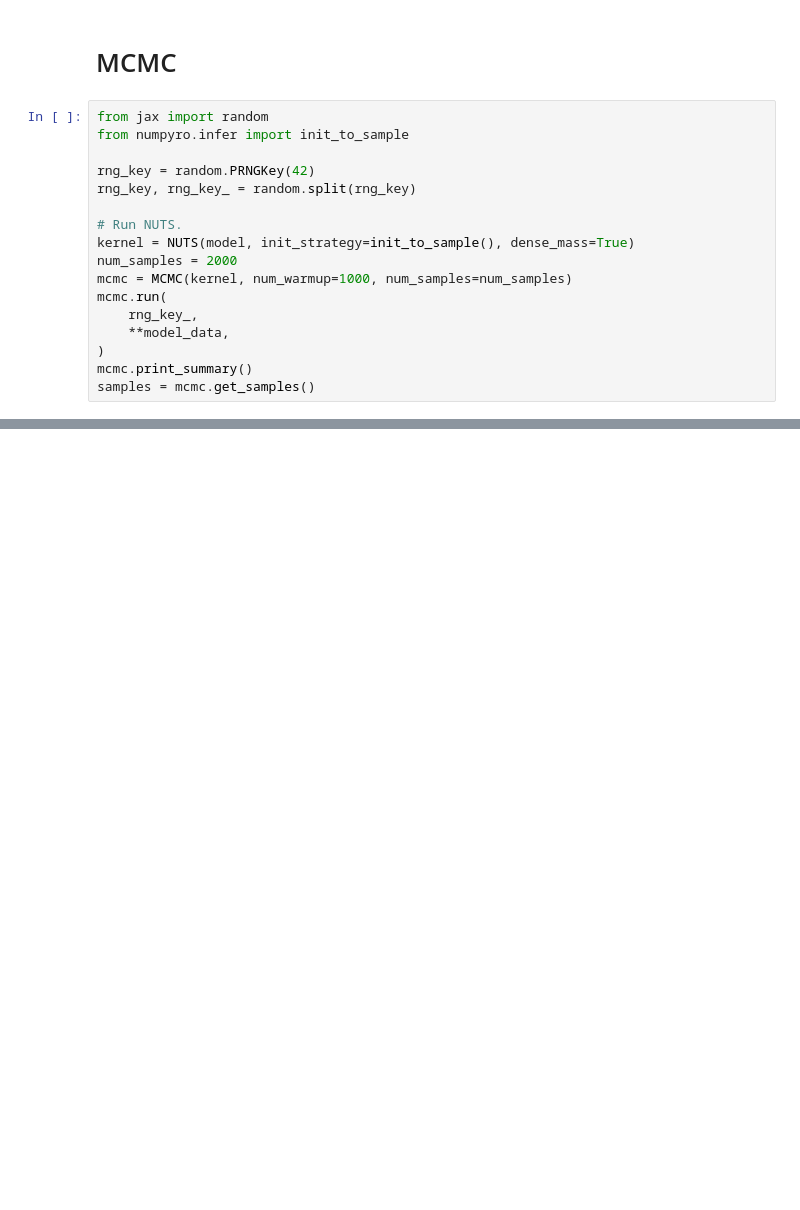
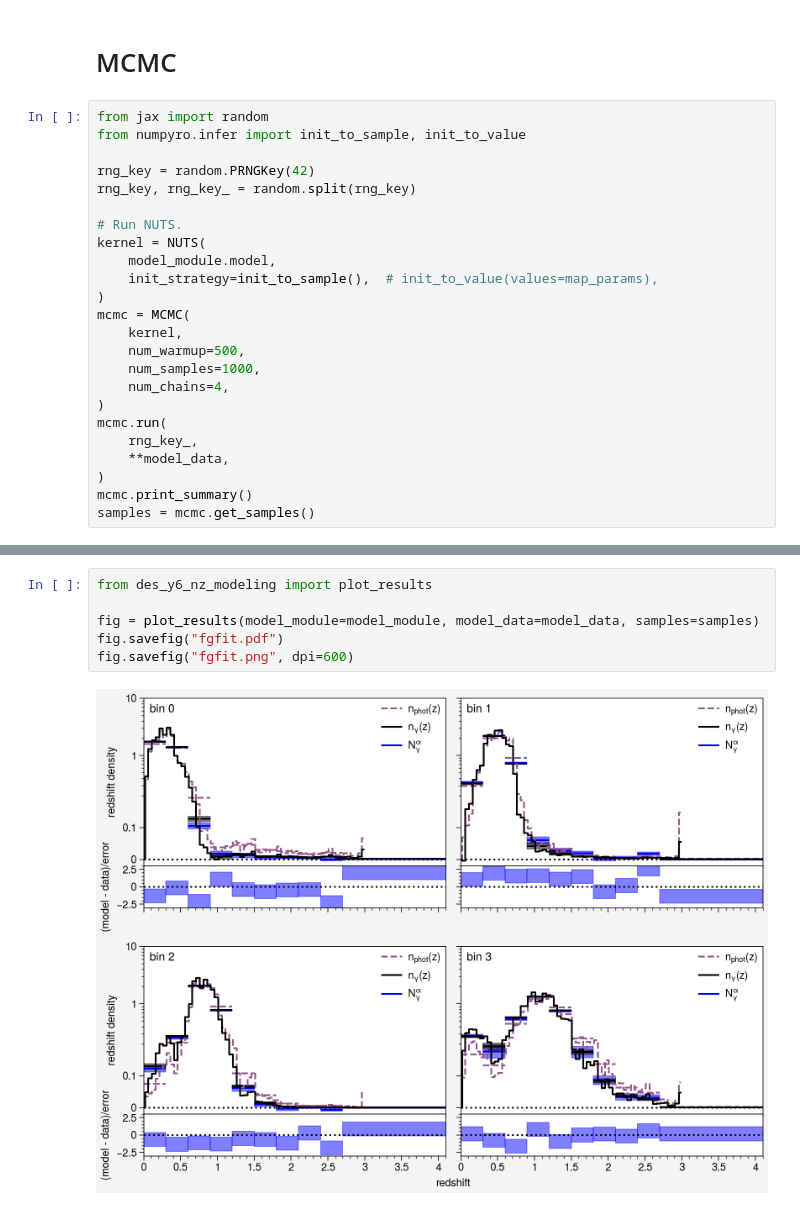
Before and after one commit to beckermr/des-y6-analysis, a Jupyter notebook: 2024_10_21_fgmodels/des-y6-nz-fits-full-model-tomo.ipynb, the cells around one changed output, grey strips where cells are left out. Drawn from its saved outputs; the diff is of its cells as text; blank space fills up the shorter version.

```diff
--- a/2024_10_21_fgmodels/des-y6-nz-fits-full-model-tomo.ipynb
+++ b/2024_10_21_fgmodels/des-y6-nz-fits-full-model-tomo.ipynb
@@ -331,15 +242,22 @@ for bi in range(4):
 # MCMC
 # %%
 from jax import random
-from numpyro.infer import init_to_sample
+from numpyro.infer import init_to_sample, init_to_value
 
 rng_key = random.PRNGKey(42)
 rng_key, rng_key_ = random.split(rng_key)
 
 # Run NUTS.
-kernel = NUTS(model, init_strategy=init_to_sample(), dense_mass=True)
-num_samples = 2000
-mcmc = MCMC(kernel, num_warmup=1000, num_samples=num_samples)
+kernel = NUTS(
+    model_module.model,
+    init_strategy=init_to_sample(),  # init_to_value(values=map_params),
+)
+mcmc = MCMC(
+    kernel,
+    num_warmup=500,
+    num_samples=1000,
+    num_chains=4,
+)
 mcmc.run(
     rng_key_,
     **model_data,
@@ -471,0 +285,8 @@ for bi in range(4):
+# %%
+from des_y6_nz_modeling import plot_results
+
+fig = plot_results(model_module=model_module, model_data=model_data, samples=samples)
+fig.savefig("fgfit.pdf")
+fig.savefig("fgfit.png", dpi=600)
+# %% [output]
+[figure, added]
```
Also changed, not shown: parts of 15 cells of this notebook, 7 other files.
